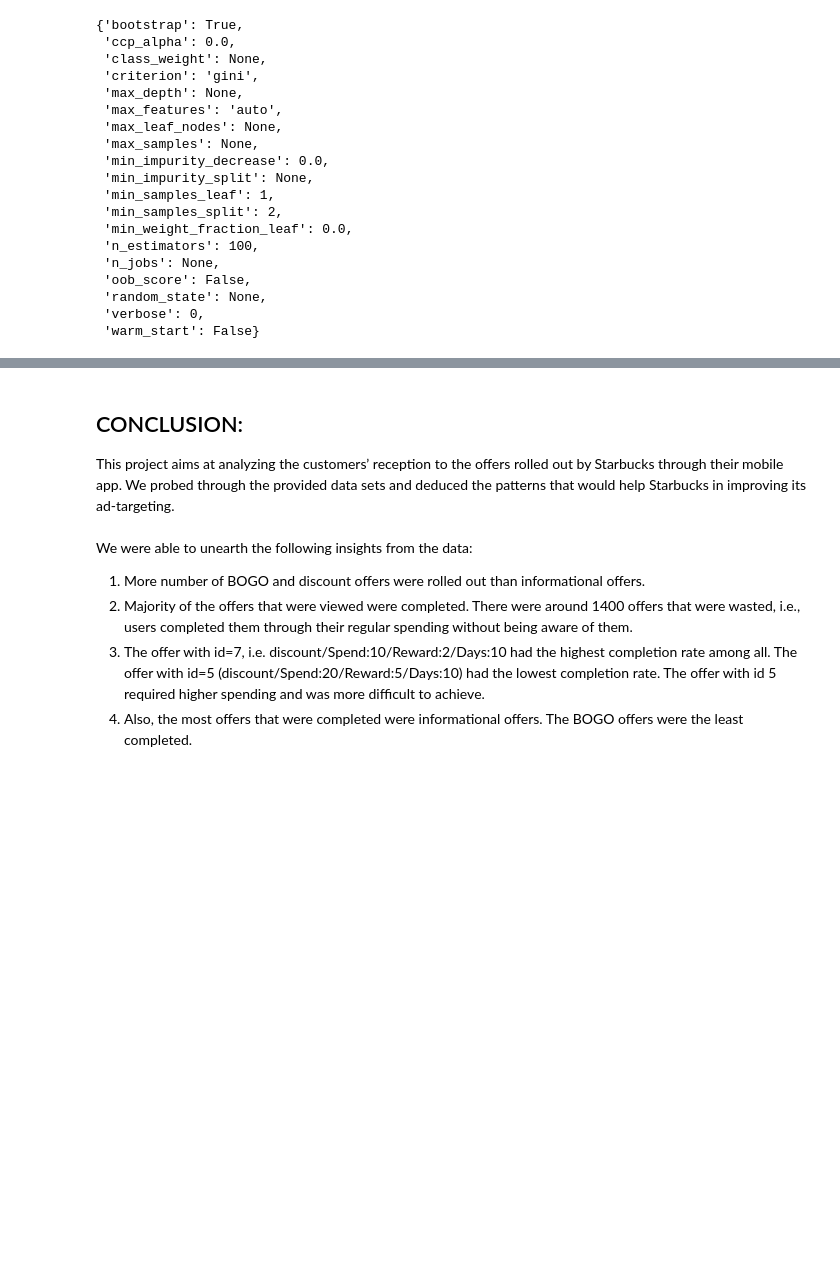
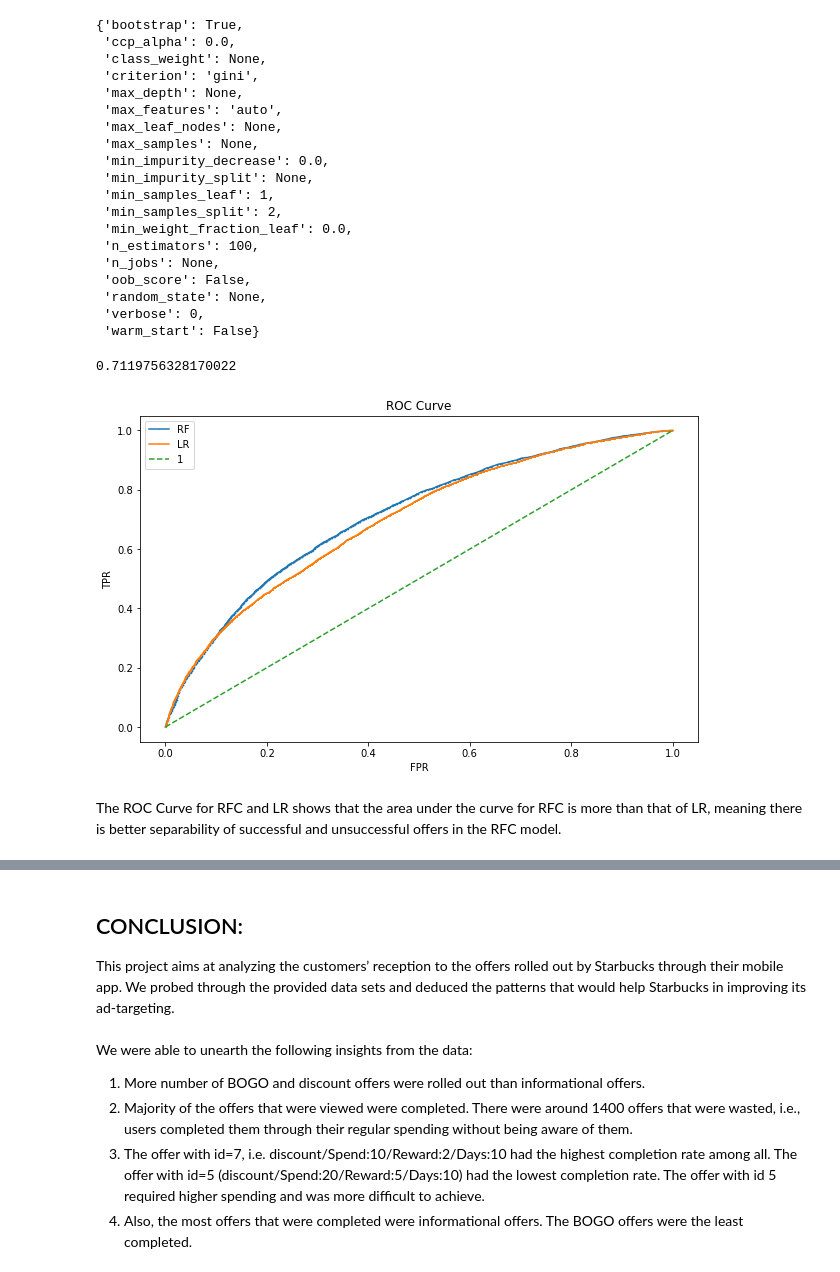
Before and after one commit to singhabhyuday01/starbucks-project, a Jupyter notebook: Starbucks-Project.ipynb, the cells around one changed output, grey strips where cells are left out. Saved outputs shown, nothing was run; the diff lists cells and outputs as text; code cells hidden in the pictures; blank space fills up the shorter version.

```diff
--- a/Starbucks-Project.ipynb
+++ b/Starbucks-Project.ipynb
@@ -1659,3 +1699,27 @@ rf.get_params()
  'random_state': None,
  'verbose': 0,
  'warm_start': False}
+# %%
+y_rf_prob = rf.predict_proba(X_test)
+# %%
+# keep probabilities for the positive outcome only
+y_rf_prob_pos = y_rf_prob[:, 1]
+# %%
+roc_auc_score(y_test, y_rf_prob_pos)
+# %% [output]
+0.7119756328170022
+# %%
+rf_fpr, rf_tpr, _ = roc_curve(y_test, y_rf_prob_pos)
+# %%
+plt.figure(figsize=(10,6))
+plt.plot(rf_fpr, rf_tpr, marker='.', label='RF', markersize=0.3)
+plt.plot(lr_fpr, lr_tpr, marker='+', label='LR', markersize=0.3)
+plt.plot(rf_fpr, rf_fpr, linestyle='--', label='1')
+plt.xlabel("FPR")
+plt.ylabel("TPR")
+plt.title("ROC Curve")
+plt.legend();
+# %% [output]
+[figure, added]
+# %% [markdown]
+The ROC Curve for RFC and LR shows that the area under the curve for RFC is more than that of LR, meaning there is better separability of successful and unsuccessful offers in the RFC model.
```
Also changed, not shown: parts of 26 cells of this notebook, 1 other file.
